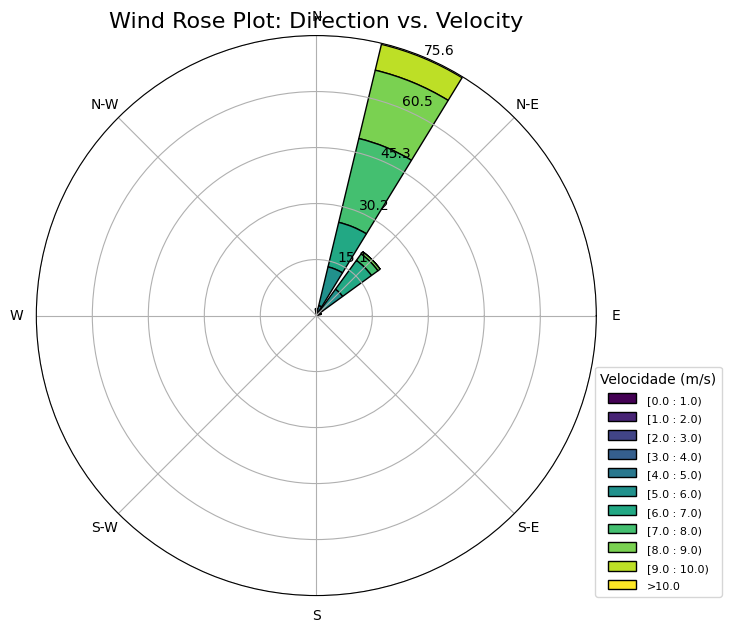
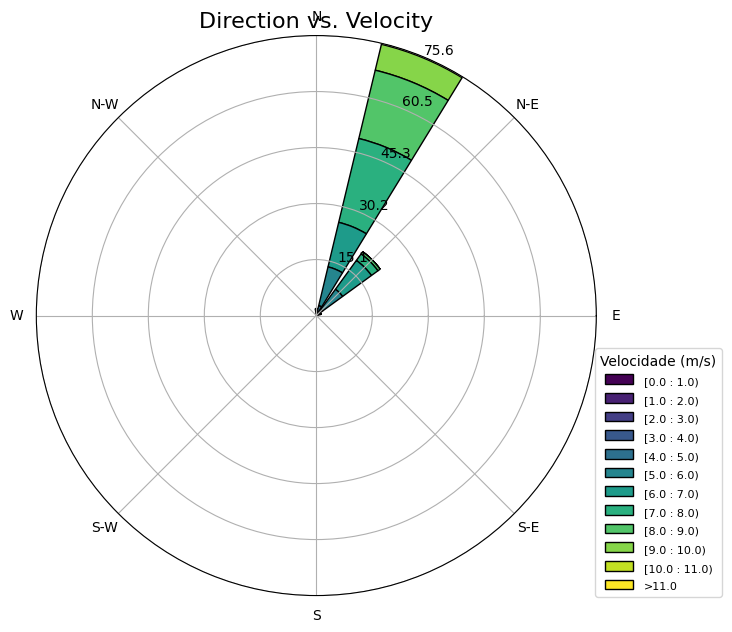
Unified diff of the notebook cell whose output changed from the first chart to the second:
--- before
+++ after
@@ -14,11 +14,11 @@
 # `cmap` sets the colormap for the speed categories
 ax.bar(df_wind['dir_deg'], df_wind['vel_m_s'],
-       bins=range(0, int(df_wind['vel_m_s'].max()) + 1, 1), # Bins from 0 to max_vel+2, step 2
+       bins=range(0, int(df_wind['vel_m_s'].max()) + 2, 1), # Bins from 0 to max_vel+2, step 2
        normed=True, opening=0.8, edgecolor='black',
        cmap=plt.cm.viridis) # Corrected: using plt.cm.viridis instead of 'viridis'
 
 ax.set_legend(title='Velocidade (m/s)', loc='lower left', bbox_to_anchor=(1, 0)) # Add legend outside the plot
-ax.set_title('Wind Rose Plot: Direction vs. Velocity', fontsize=16)
+ax.set_title('Direction vs. Velocity', fontsize=16)
 
-plt.tight_layout(rect=[0, 0, 0.9, 1]) # Adjust layout to make space for the legend
+plt.tight_layout(rect=[0, 1, 0.9, 5]) # Adjust layout to make space for the legend
 plt.show()

Commit: Criado usando o Colab